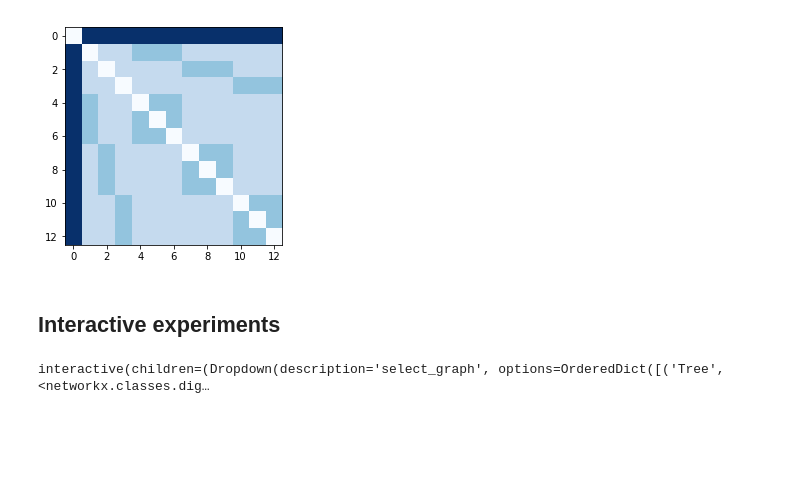
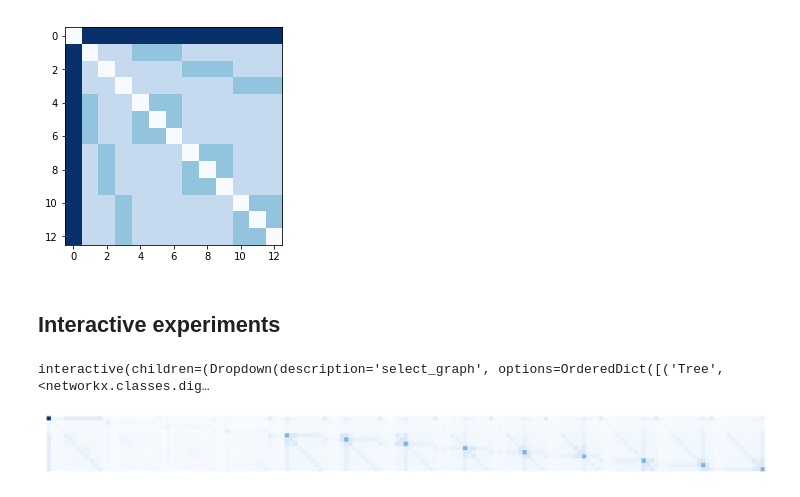
Before and after one commit to aleveren/ucsd-research, a Jupyter notebook: simple-hier-topic-model/simple-pachinko-data-sim.ipynb, the cells around one changed output. Cells and saved outputs as stored; diff of their text form; code cells hidden in the pictures; blank space fills up the shorter version.

Commit message:
Compute generic tensor of probabilities for arbitrary numbers of combinations of paths (HPAM2)

```diff
--- a/simple-hier-topic-model/simple-pachinko-data-sim.ipynb
+++ b/simple-hier-topic-model/simple-pachinko-data-sim.ipynb
@@ -339,13 +335,21 @@ def gen_all_paths(g, prefix=None):
 # %%
-def compute_pairwise_matrix(g, alpha_func = None):
-    # hPAM2 calculations
+def compute_combo_tensor(g, combo_size, alpha_func = None):
     if alpha_func is None:
         alpha_func = get_alpha
     num_nodes = len(g.nodes())
-    result = np.zeros((num_nodes, num_nodes))
-    for p1 in gen_all_paths(g):
-        i = p1[-1]
-        for p2 in gen_all_paths(g):
-            j = p2[-1]
-            result[i, j] += compute_pairwise(g, p1, p2, alpha_func = alpha_func)
+    result = np.zeros(tuple(num_nodes for i in range(combo_size)))
+    for combo in itertools.product(gen_all_paths(g), repeat = combo_size):
+        coords = tuple(c[-1] for c in combo)
+        result[coords] += compute_combo_probability(g, combo, alpha_func)
     return result
+# %%
+def tensor_to_matrix(T):
+    if np.ndim(T) < 2:
+        T = np.atleast_2d(T)
+    while np.ndim(T) > 2:
+        if np.ndim(T) == 3:
+            axis = 0 if T.shape[0] * T.shape[1] < T.shape[1] * T.shape[2] else 1
+        else:
+            axis = np.argmin(T.shape)
+        T = np.concatenate(T, axis=axis)
+    return T
@@ -400,2 +417,10 @@ def _view_results(select_graph, include_diag, use_conditional, alpha_scale, auto
 # %% [output]
 interactive(children=(Dropdown(description='select_graph', options=OrderedDict([('Tree', <networkx.classes.dig…
+# %%
+R = compute_combo_tensor(t, 3, alpha_func=partial(get_alpha, pexit=0.1, scale=0.7))
+
+fig, ax = plt.subplots(figsize=(40,10))
+ax.imshow(tensor_to_matrix(R), cmap='Blues');
+ax.axis('off');
+# %% [output]
+[figure, added]
```
Also changed, not shown: parts of 7 cells of this notebook.
